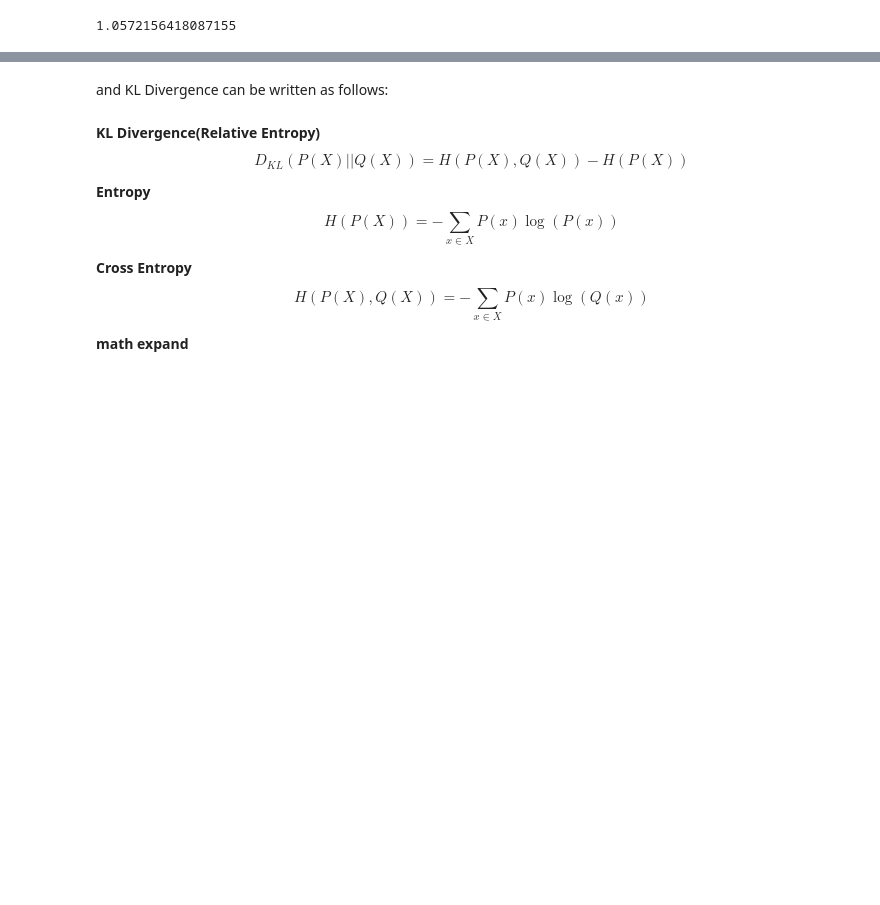
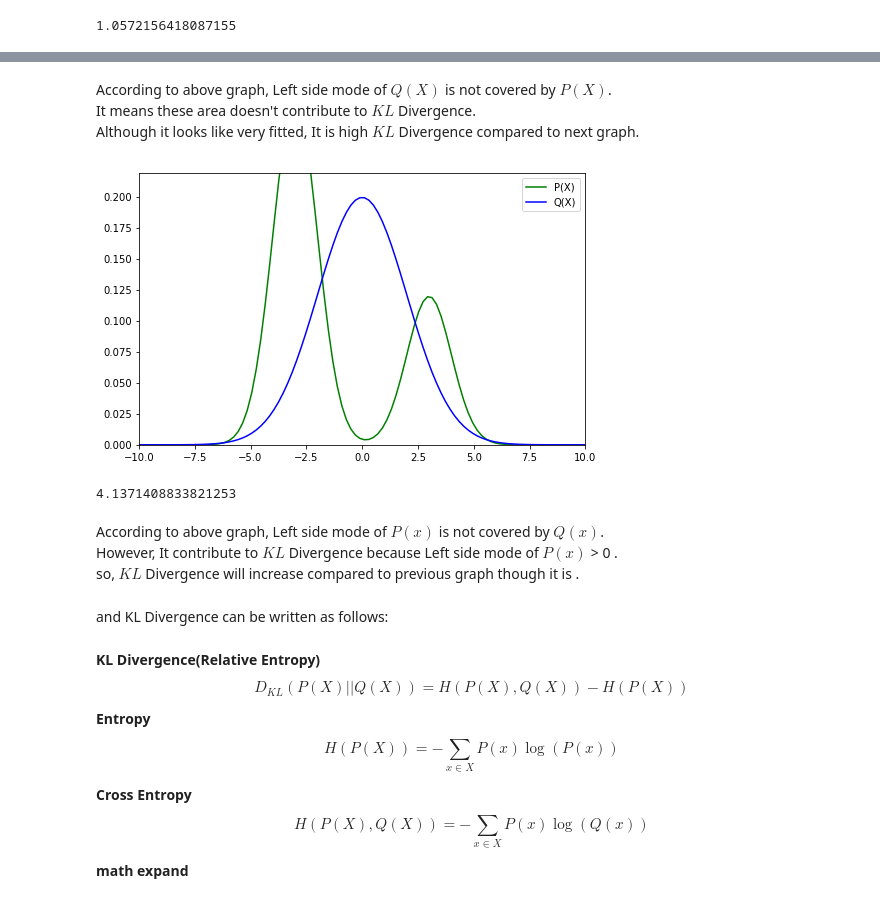
Before and after one commit to kouml/ml_examples, a Jupyter notebook: jupyter_examples/KL divergence.ipynb, the cells around one changed output, grey strips where cells are left out. Saved outputs shown, nothing was run; the diff lists cells and outputs as text; code cells hidden in the pictures; blank space fills up the shorter version.

```diff
--- a/jupyter_examples/KL divergence.ipynb
+++ b/jupyter_examples/KL divergence.ipynb
@@ -63,3 +109,41 @@ KL_r
+# %% [markdown]
+According to above graph, Left side mode of $Q(X)$ is not covered by $P(X)$.
+It means these area doesn't contribute to $KL$ Divergence.
+Although it looks like very fitted, It is high $KL$ Divergence compared to next graph.
+# %%
+mu_p = 0
+sigma_p = 2
+mu_q1 = 3
+mu_q2 = -3
+sigma_q1 = 1
+sigma_q2 = 1
+
+min_x = -10
+max_x = 10
+x = np.linspace(min_x, max_x, 100)
+
+P_x = 0.3 * gaussian(mu_q1, sigma_q1) + 0.7 * gaussian(mu_q2, sigma_q2)
+Q_x = gaussian(mu_p, sigma_p)
+
+plt.figure(figsize=(8, 5))
+plt.xlim(min_x, max_x)
+plt.ylim(0 , max(Q_x)*1.1)
+plt.plot(x, P_x, color='green', label='P(X)')
+plt.plot(x, Q_x, color='blue', label='Q(X)')
+
+plt.legend(loc='best')
+plt.show()
+# %% [output]
+[figure, added]
+# %%
+KL = np.sum(P_x * (np.log(P_x/Q_x)))
+KL
+# %% [output]
+4.1371408833821253
+# %% [markdown]
+According to above graph, Left side mode of $P(x)$ is not covered by $Q(x)$.
+However, It contribute to $KL$ Divergence because Left side mode of $P(x)$ > 0 .
+so, $KL$ Divergence will increase compared to previous graph though it is .
 # %% [markdown]
 and KL Divergence can be written as follows:
 # %% [markdown]
```
Also changed, not shown: parts of 8 cells of this notebook.
